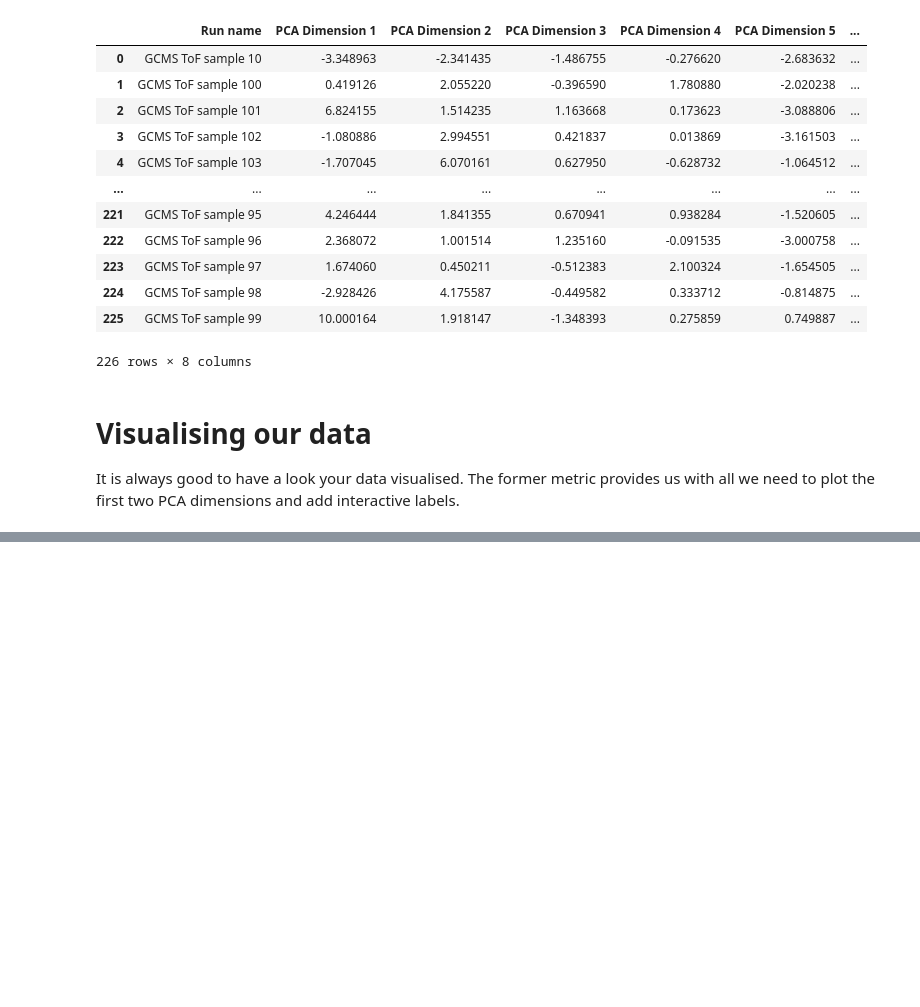
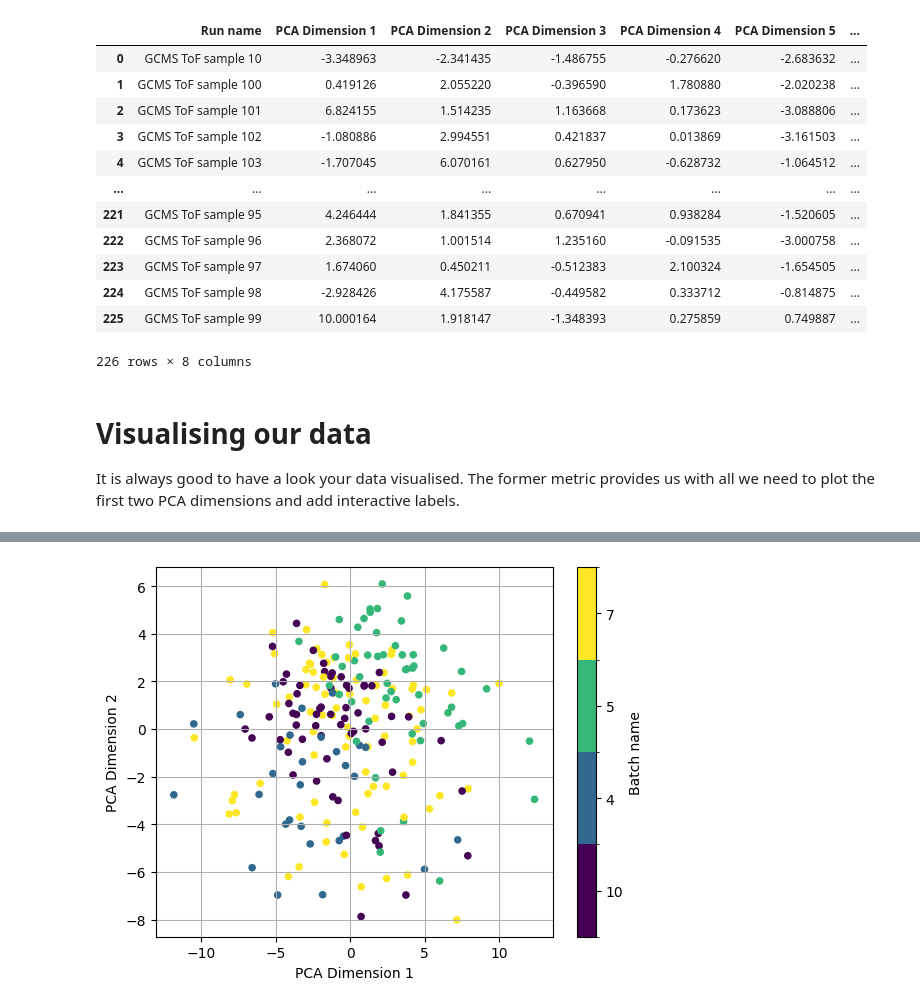
Before and after one commit to MS-Quality-Hub/pymzqc, a Jupyter notebook: jupyter/colab/read_in_5_minutes.ipynb, the cells around one changed output, grey strips where cells are left out. Drawn from its saved outputs; the diff is of its cells as text; code cells hidden in the pictures; blank space fills up the shorter version.

```diff
--- a/jupyter/colab/read_in_5_minutes.ipynb
+++ b/jupyter/colab/read_in_5_minutes.ipynb
@@ -68,7 +29,7 @@ Load a file from GitHub
 # %%
 #@title Loading files from the web works only a little different.
-response = requests.get('https://raw.githubusercontent.com/HUPO-PSI/mzQC/main/specification_documents/examples/metabo-batches.mzQC')
-some_mzqc = qc.JsonSerialisable.FromJson(response.text)
+response = requests.get('https://github.com/HUPO-PSI/mzQC/raw/refs/tags/v1.0.0/specification_documents/examples/metabo-batches.mzQC')
+some_mzqc = qc.JsonSerialisable.from_json(response.text)
 # %% [markdown]
 # Inspect data
 We can now go ahead and take a look what that file we loaded has on offer:
@@ -115,8 +76,9 @@ df
 # Visualising our data
 It is always good to have a look your data visualised. The former metric provides us with all we need to plot the first two PCA dimensions and add interactive labels.
 # %%
-df['Batch name'] = df['Batch label'].map(str)
-fig = px.scatter(df, x="PCA Dimension 1", y="PCA Dimension 2", color="Batch name",
-                 hover_name="Run name", hover_data=["Injection sequence number", "Batch label"])
-fig.show()
+df['Batch name'] = pd.Categorical(df['Batch label'].map(str))
+# px.scatter(df, x="PCA Dimension 1", y="PCA Dimension 2", color="Batch name",
+                #  hover_name="Run name", hover_data=["Injection sequence number", "Batch label"])
+ax = df.plot.scatter(x="PCA Dimension 1", y="PCA Dimension 2", c="Batch name", colormap='viridis')
+ax.grid(True)
 # %% [output]
@@ -123,0 +85 @@ fig.show()
+[figure, added]
```
Also changed, not shown: parts of 15 cells of this notebook, 7 other files.
